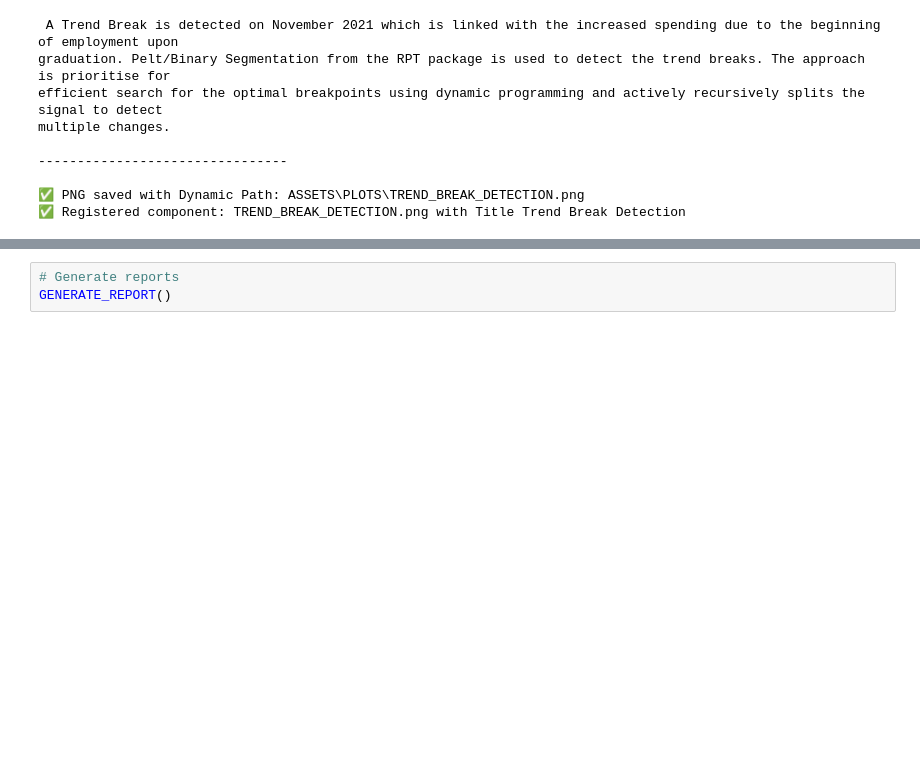
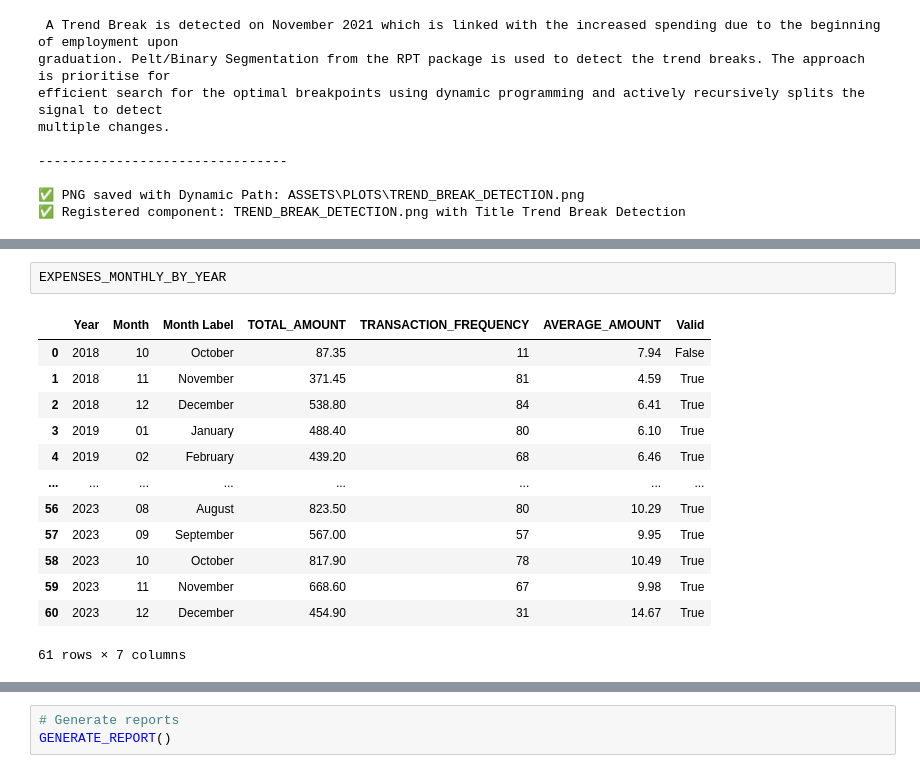
Before and after one commit to fawiyogo001/Paktolos, a Jupyter notebook: NOTEBOOKS/CASH_FLOW_DATA_ANALYSIS.ipynb, the cells around one changed output, grey strips where cells are left out. Drawn from its saved outputs; the diff is of its cells as text; blank space fills up the shorter version.

```diff
--- a/NOTEBOOKS/CASH_FLOW_DATA_ANALYSIS.ipynb
+++ b/NOTEBOOKS/CASH_FLOW_DATA_ANALYSIS.ipynb
@@ -2904,0 +2948,16 @@ multiple changes.
+# %%
+EXPENSES_MONTHLY_BY_YEAR
+# %% [output]
+|  | Year | Month | Month Label | TOTAL_AMOUNT | TRANSACTION_FREQUENCY | AVERAGE_AMOUNT | Valid |
+| 0 | 2018 | 10 | October | 87.35 | 11 | 7.94 | False |
+| 1 | 2018 | 11 | November | 371.45 | 81 | 4.59 | True |
+| 2 | 2018 | 12 | December | 538.80 | 84 | 6.41 | True |
+| 3 | 2019 | 01 | January | 488.40 | 80 | 6.10 | True |
+| 4 | 2019 | 02 | February | 439.20 | 68 | 6.46 | True |
+| ... | ... | ... | ... | ... | ... | ... | ... |
+| 56 | 2023 | 08 | August | 823.50 | 80 | 10.29 | True |
+| 57 | 2023 | 09 | September | 567.00 | 57 | 9.95 | True |
+| 58 | 2023 | 10 | October | 817.90 | 78 | 10.49 | True |
+| 59 | 2023 | 11 | November | 668.60 | 67 | 9.98 | True |
+| 60 | 2023 | 12 | December | 454.90 | 31 | 14.67 | True |
+61 rows × 7 columns
```
Also changed, not shown: parts of 15 cells of this notebook, 7 other files.
